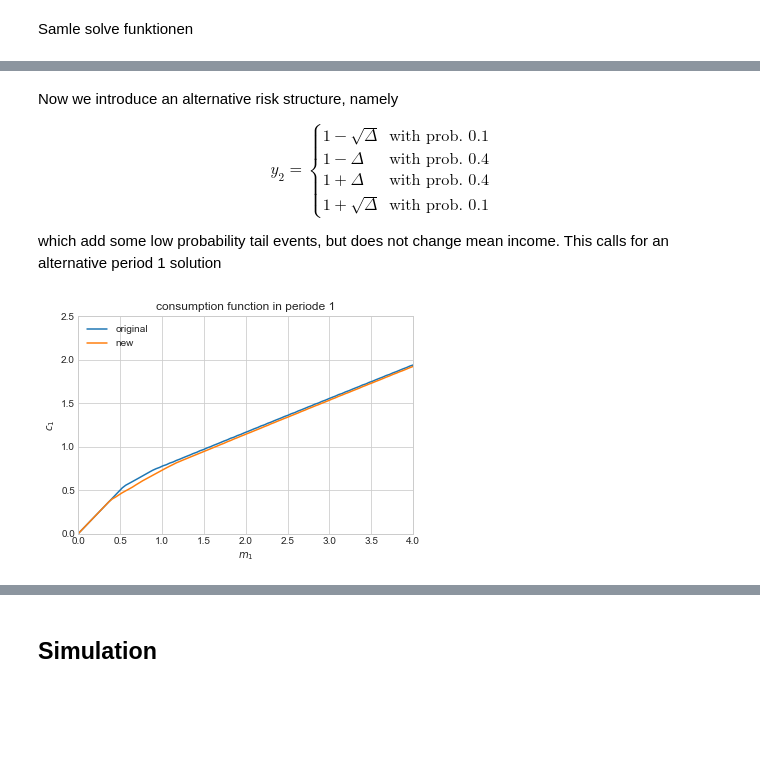
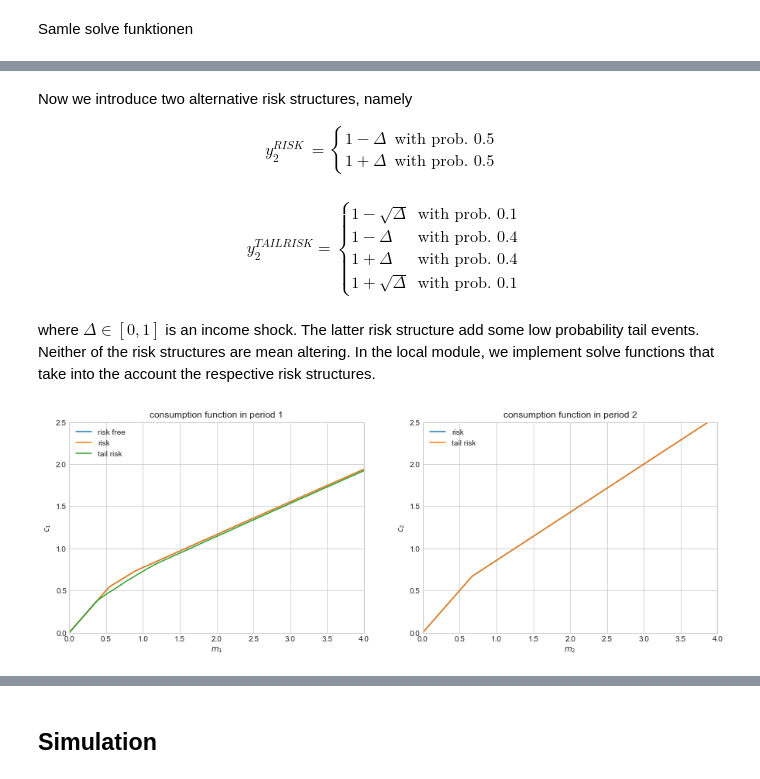
Before and after one commit to NumEconCopenhagen/projects-2020-kongeraekken-1, a Jupyter notebook: modelproject/modelproject.ipynb, the cells around one changed output, grey strips where cells are left out. Drawn from its saved outputs; the diff is of its cells as text; code cells hidden in the pictures; blank space fills up the shorter version.

```diff
--- a/modelproject/modelproject.ipynb
+++ b/modelproject/modelproject.ipynb
@@ -305,43 +293,24 @@ ax.set_ylim([0,2.5]);
 # %% [markdown]
-Now we introduce an alternative risk structure, namely
+Now we introduce two alternative risk structures, namely
 
 $$
-y_{2} = \begin{cases}
+\begin{align}
+y_2^{RISK} &= \begin{cases}
+1-\Delta & \text{with prob. }0.5\\
+1+\Delta & \text{with prob. }0.5
+\end{cases}\\
+\end{align}
+$$
+
+$$
+\begin{align}
+y_2^{TAILRISK} = \begin{cases}
 1-\sqrt{\Delta} & \text{with prob. }0.1\\
 1-\Delta & \text{with prob. }0.4\\
 1+\Delta & \text{with prob. }0.4\\
 1+\sqrt{\Delta} & \text{with prob. }0.1
-\end{cases}
+\end{cases}\\
+\end{align}
 $$
 
-which add some low probability tail events, but does not change mean income. This calls for an alternative period 1 solution
+where $\Delta \in [0,1]$ is an income shock. The latter risk structure add some low probability tail events. Neither of the risk structures are mean altering. In the local module, we implement solve functions that take into the account the respective risk structures.
-# %%
-def v1_alt(c1,m1,rho,beta,r,Delta,v2_interp):
-
-    # a. expected v2 value
-    Ra = (1+r)*(m1-c1)
-    v2 = 0
-    y2s = [1-np.sqrt(Delta),1-Delta,1+Delta,1+np.sqrt(Delta)]
-    probs = [0.1,0.4,0.4,0.1]
-    for y2,prob in zip(y2s,probs):
-        m2 = Ra + y2
-        v2 += prob*v2_interp([m2])[0]
-
-    # b. total value
-    return utility(c1,rho) + beta*v2
-
-m1_vec_alt,c1_vec_alt,m2_vec_alt,c2_vec_alt = solve(rho,beta,r,Delta,nu,kappa,v1_alt)
-
-# plot
-fig = plt.figure()
-ax = fig.add_subplot(1,1,1)
-ax.plot(m1_vec,c1_vec,label='original')
-ax.plot(m1_vec_alt,c1_vec_alt,label='new')
-ax.legend(loc='upper left')
-ax.set_xlabel('$m_1$')
-ax.set_ylabel('$c_1$')
-ax.set_title('consumption function in periode 1')
-ax.set_xlim([0,4])
-ax.set_ylim([0,2.5]);
-# %% [output]
-[figure, removed]
@@ -349,0 +317,31 @@ ax.set_ylim([0,2.5]);
+# %%
+# solve and plot for risk scenarios
+    #a. solve
+m1_vec_r,c1_vec_r,m2_vec_r,c2_vec_r = modelproject.solve_risk(rho,beta,r,Delta,nu,kappa,modelproject.v1_risk)
+
+m1_vec_tr,c1_vec_tr,m2_vec_tr,c2_vec_tr = modelproject.solve_risk(rho,beta,r,Delta,nu,kappa,modelproject.v1_tailrisk)
+
+    #b. plot
+fig = plt.figure(figsize=(15,5))
+ax = fig.add_subplot(1,2,1)
+ax.plot(m1_vec,c1_vec,label='risk free')
+ax.plot(m1_vec_r,c1_vec_r,label='risk')
+ax.plot(m1_vec_tr,c1_vec_tr,label='tail risk')
+ax.legend(loc='upper left')
+ax.set_xlabel('$m_1$')
+ax.set_ylabel('$c_1$')
+ax.set_title('consumption function in period 1')
+ax.set_xlim([0,4])
+ax.set_ylim([0,2.5])
+
+ax = fig.add_subplot(1,2,2)
+ax.plot(m2_vec_r,c2_vec_r,label='risk')
+ax.plot(m2_vec_tr,c2_vec_tr,label='tail risk')
+ax.legend(loc='upper left')
+ax.set_xlabel('$m_2$')
+ax.set_ylabel('$c_2$')
+ax.set_title('consumption function in period 2')
+ax.set_xlim([0,4])
+ax.set_ylim([0,2.5]);
+# %% [output]
+[figure, added]
```
Also changed, not shown: parts of 22 cells of this notebook, 1 other file.
